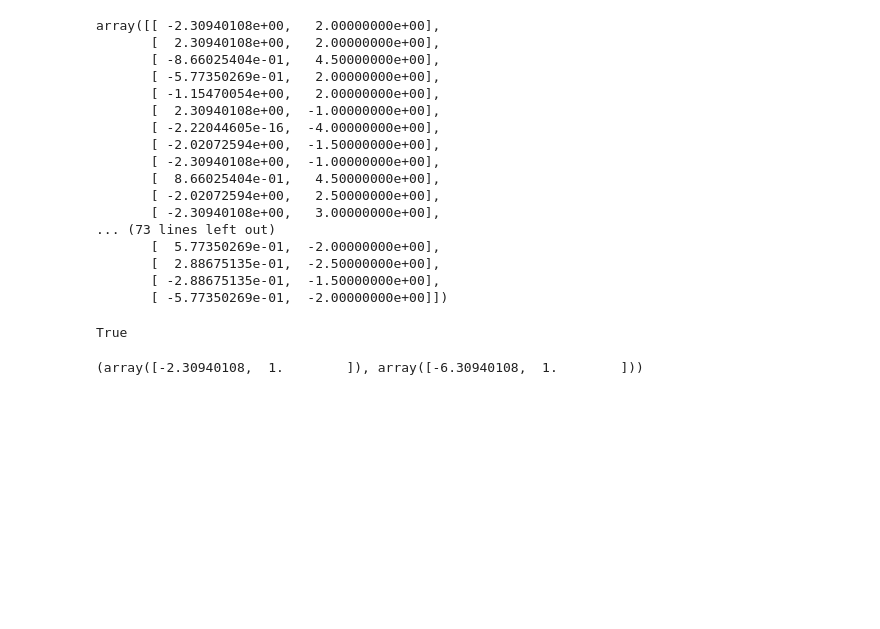
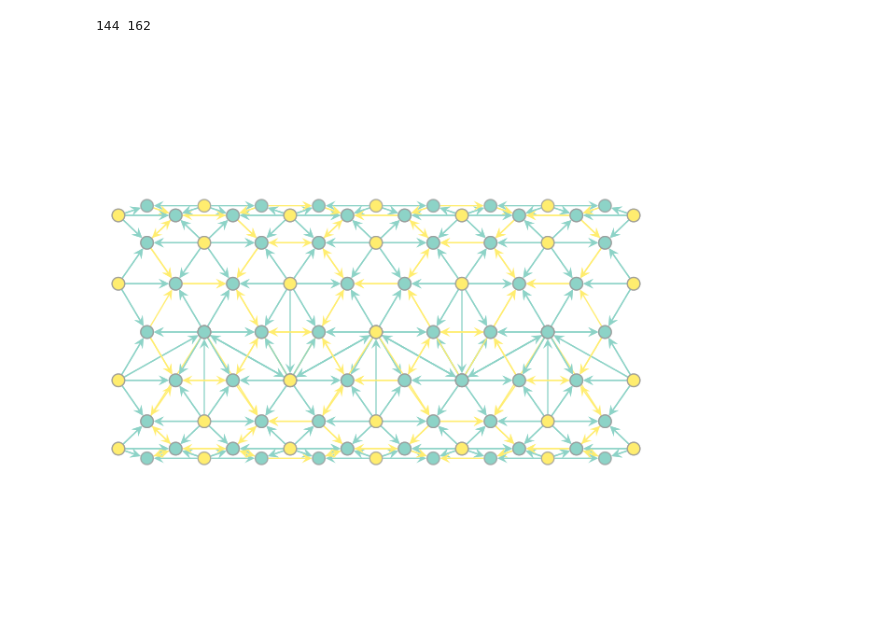
Before and after one commit to glyg/leg-joint, a Jupyter notebook: notebooks/Generation.ipynb, the cells around one changed output. Cells and saved outputs as stored; diff of their text form; code cells hidden in the pictures; blank space fills up the shorter version.

```diff
--- a/notebooks/Generation.ipynb
+++ b/notebooks/Generation.ipynb
@@ -151,28 +85,9 @@ for (c0, c1), (j0, j1) in voronoi.ridge_dict:
-# %%
-voronoi.vertices
-# %% [output]
-array([[ -2.30940108e+00,   2.00000000e+00],
-       [  2.30940108e+00,   2.00000000e+00],
-       [ -8.66025404e-01,   4.50000000e+00],
-       [ -5.77350269e-01,   2.00000000e+00],
-       [ -1.15470054e+00,   2.00000000e+00],
-       [  2.30940108e+00,  -1.00000000e+00],
-       [ -2.22044605e-16,  -4.00000000e+00],
-       [ -2.02072594e+00,  -1.50000000e+00],
-       [ -2.30940108e+00,  -1.00000000e+00],
-       [  8.66025404e-01,   4.50000000e+00],
-       [ -2.02072594e+00,   2.50000000e+00],
-       [ -2.30940108e+00,   3.00000000e+00],
-... (73 lines left out)
-       [  5.77350269e-01,  -2.00000000e+00],
-       [  2.88675135e-01,  -2.50000000e+00],
-       [ -2.88675135e-01,  -1.50000000e+00],
-       [ -5.77350269e-01,  -2.00000000e+00]])
-# %%
-[17, 46] in voronoi.ridge_vertices
-# %% [output]
-True
-# %%
-voronoi.vertices[17], voronoi_r.vertices[11]
-# %% [output]
-(array([-2.30940108,  1.        ]), array([-6.30940108,  1.        ]))
+# %%
+ridges = [(k, v, 0) for (k, v) in voronoi.ridge_dict.items()]
+for (k, v) in voronoi_r.ridge_dict.items():
+    if (not k in voronoi.ridge_dict) and (not (k[1], k[0]) in voronoi.ridge_dict):
+        ridges.append((k, v, 1))
+
+print(len(voronoi_r.ridge_dict), len(ridges))
+# %% [output]
+144 162
@@ -178,0 +166,21 @@ voronoi.vertices[17], voronoi_r.vertices[11]
+# %%
+ixs = zeds.copy()
+wys = zeds.copy()
+ixs.a = rho_c * np.cos(thetas.a)
+wys.a = rho_c * np.sin(thetas.a)
+ps_x = ixs.copy()
+ps_y = ixs.copy()
+z_angle = np.pi
+
+d_theta = -np.pi/2
+
+ps_x.a = zeds.a * np.cos(z_angle) - rho_c * np.sin(thetas.a + d_theta) * np.sin(z_angle)
+ps_y.a = rho_c * np.cos(thetas.a + d_theta)
+xy = gt.group_vector_property([ps_x, ps_y])
+
+
+gt.graph_draw(graph, xy, inline=True,
+              vertex_fill_color=is_cell_vert,
+              edge_color=is_junction_edge, vorder=zeds)
+# %% [output]
+[figure, added]
```
Also changed, not shown: parts of 21 cells of this notebook.
